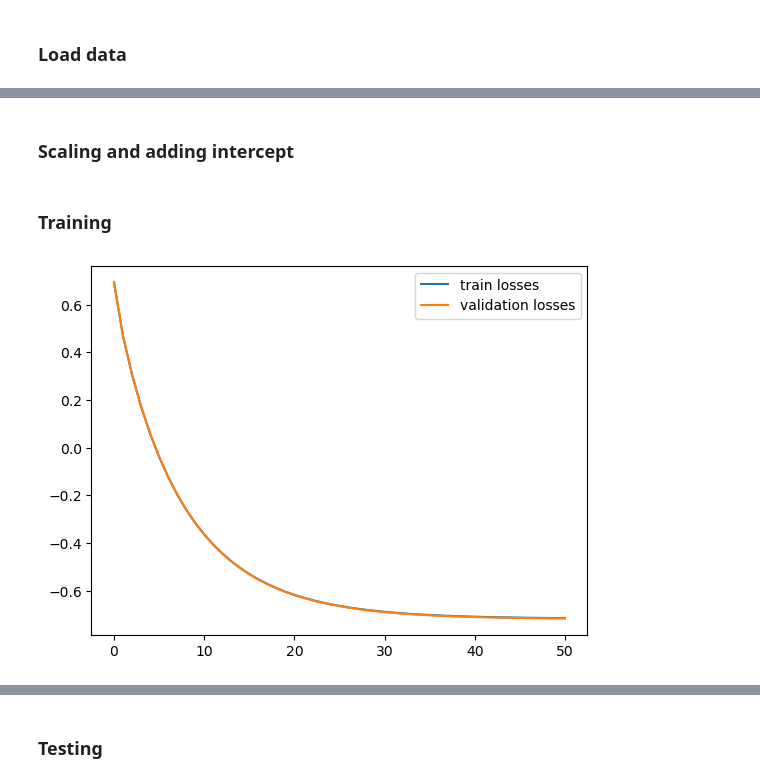
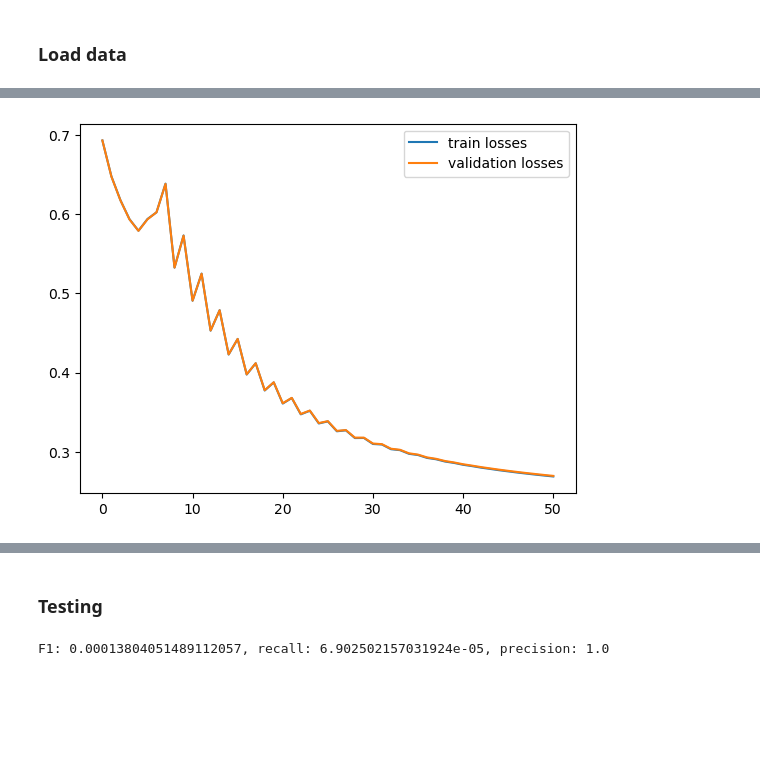
Before and after one commit to epfml/ml-project-1-whai, a Jupyter notebook: run.ipynb, the cells around one changed output, grey strips where cells are left out. Cells and saved outputs as stored; diff of their text form; code cells hidden in the pictures; blank space fills up the shorter version.

```diff
--- a/run.ipynb
+++ b/run.ipynb
@@ -42,3 +42,5 @@ except:
 
     with open(DATA_FOLDER + 'test_ids.pickle', 'wb') as f:
         pickle.dump(test_ids, f)
+# %%
+y_train = np.where(y_train == -1, 0, y_train)
@@ -45,3 +167,7 @@ except:
+# %%
+best_lambda = .005
+best_gamma = 0.2
+best_degree = 3
 # %%
 # separate training and validation dataset
 ratio = 0.8
@@ -129,6 +182,9 @@ x_val_exp = build_poly(x_val, degree)
-# %% [markdown]
-### Scaling and adding intercept
 # %%
+degree = best_degree
+
+x_tr_exp = build_poly(x_tr, degree)
+x_val_exp = build_poly(x_val, degree)
+
 # Scaling each column
 for i in range(x_tr_exp.shape[1]):
     x_tr_exp[:, i] = (x_tr_exp[:, i] - np.mean(x_tr_exp[:, i])) / np.std(x_tr_exp[:, i])
@@ -137,21 +193,21 @@ for i in range(x_tr_exp.shape[1]):
 # Adding an intercept
 x_tr_exp = np.c_[np.ones((x_tr_exp.shape[0], 1)), x_tr_exp]
 x_val_exp = np.c_[np.ones((x_val_exp.shape[0], 1)), x_val_exp]
-# %% [markdown]
-### Training
 # %%
+%%time
+
 initial_w = np.zeros(x_tr_exp.shape[1])
 
 max_iters = 50
 
-gamma = 0.1
-lambda_ = 0.5
+gamma = best_gamma
+lambda_ = best_lambda
 
 w, losses, gen_losses = my_reg_logistic_regression(y_tr, x_tr_exp, y_val, x_val_exp, lambda_, initial_w, max_iters,
                                                    gamma)
 plt.plot(losses)
 plt.plot(gen_losses)
 plt.legend(["train losses", "validation losses"])
 plt.show()
 # %% [output]
-[figure, old version]
+[figure, new version]
@@ -160,3 +231,16 @@ plt.show()
+# %%
+x_train_full = np.concatenate((x_tr_exp, x_val_exp), axis=0)
+y_got = x_train_full @ w
+
+y_got[:] = 1 / (1 + np.exp(-y_got[:]))
+y_got[:] = np.where(y_got[:] > 0.5, 1, 0)
+
+f1 = f1_score(y_got, y_train)
+rec = recall(y_got, y_train)
+prec = precision(y_got, y_train)
+print(f"F1: {f1}, recall: {rec}, precision: {prec}")
+# %% [output]
+F1: 0.00013804051489112057, recall: 6.902502157031924e-05, precision: 1.0
 # %%
 x_test_exp = build_poly(x_test, degree)
 for i in range(x_test_exp.shape[1]):
```
Also changed, not shown: parts of 21 cells of this notebook, 1 other file.
